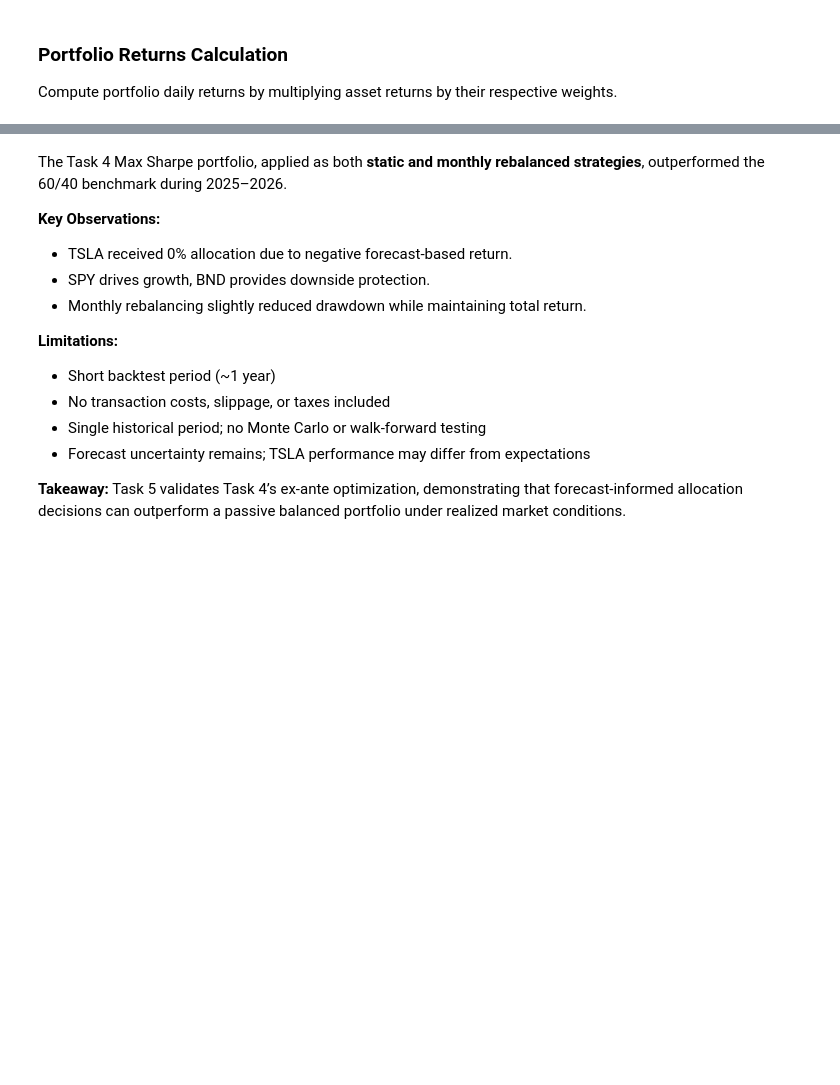
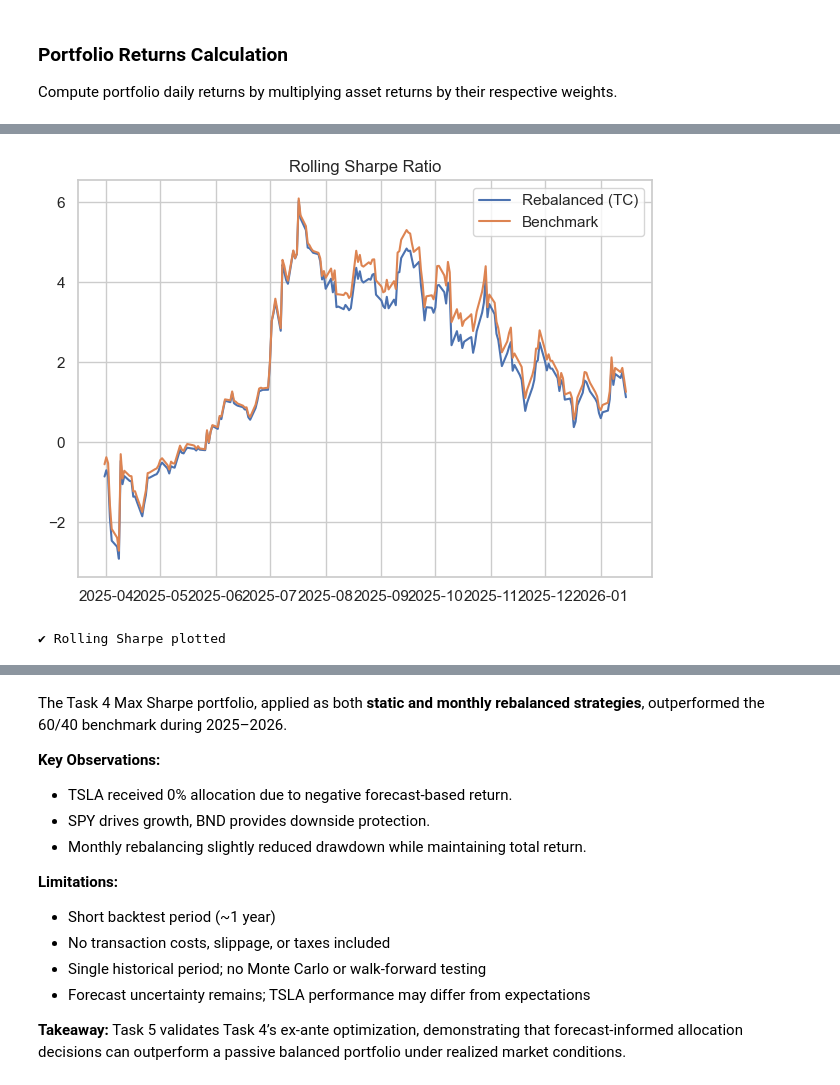
Before and after one commit to bekonad/portfolio-optimization, a Jupyter notebook: notebooks/task5_strategy_backtesting.ipynb, the cells around one changed output, grey strips where cells are left out. Cells and saved outputs as stored; diff of their text form; code cells hidden in the pictures; blank space fills up the shorter version.

```diff
--- a/notebooks/task5_strategy_backtesting.ipynb
+++ b/notebooks/task5_strategy_backtesting.ipynb
@@ -208,0 +190,22 @@ print(f"✔ Performance metrics saved to CSV: {metrics_csv_path}")
+# %%
+window = 63  # ~3 months
+
+def rolling_sharpe(returns, window):
+    return (
+        returns.rolling(window).mean() /
+        returns.rolling(window).std()
+    ) * np.sqrt(252)
+
+plt.plot(rolling_sharpe(strategy_rebal_tc, window), label="Rebalanced (TC)")
+plt.plot(rolling_sharpe(benchmark_ret, window), label="Benchmark")
+
+plt.title("Rolling Sharpe Ratio")
+plt.legend()
+plt.tight_layout()
+plt.savefig(os.path.join(FIGURES_DIR, "rolling_sharpe_ratio.png"))
+plt.show()
+
+print("✔ Rolling Sharpe plotted")
+# %% [output]
+[figure, added]
+✔ Rolling Sharpe plotted
```
Also changed, not shown: parts of 21 cells of this notebook, 15 other files.
